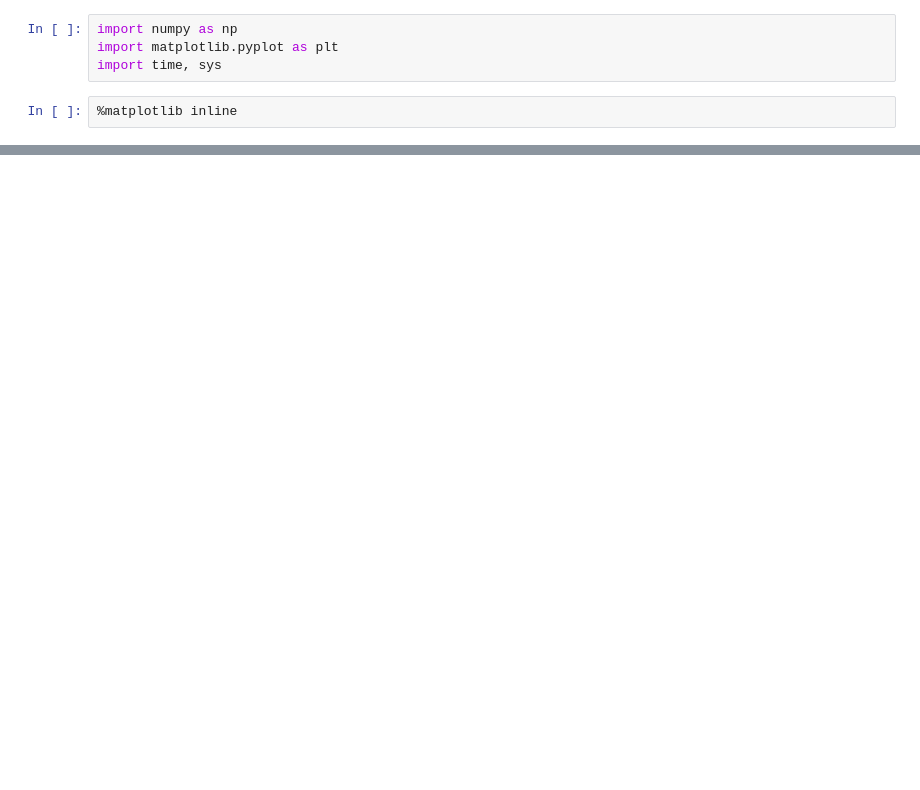
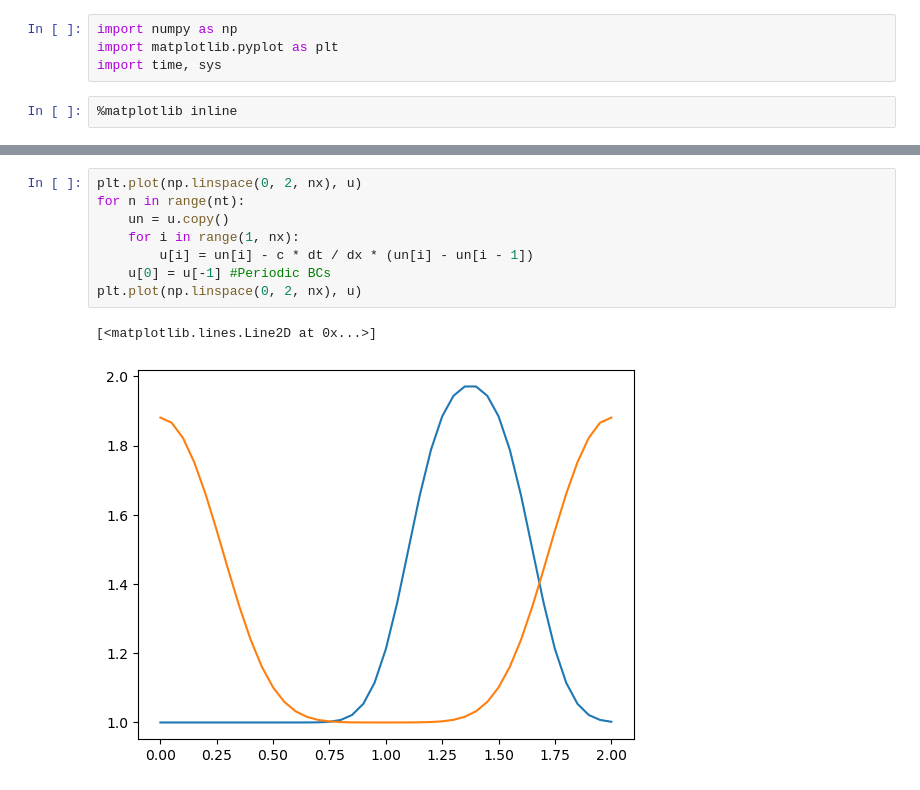
Before and after one commit to dargueso/CFDPython, a Jupyter notebook: myCFD/step1.ipynb, the cells around one changed output, grey strips where cells are left out. Cells and saved outputs as stored; diff of their text form; blank space fills up the shorter version.

```diff
--- a/myCFD/step1.ipynb
+++ b/myCFD/step1.ipynb
@@ -52,0 +44,11 @@ for n in range(nt):
+# %%
+plt.plot(np.linspace(0, 2, nx), u)
+for n in range(nt):
+    un = u.copy()
+    for i in range(1, nx):
+        u[i] = un[i] - c * dt / dx * (un[i] - un[i - 1])
+    u[0] = u[-1] #Periodic BCs
+plt.plot(np.linspace(0, 2, nx), u)
+# %% [output]
+[<matplotlib.lines.Line2D at 0x...>]
+[figure, added]
```
Also changed, not shown: parts of 3 cells of this notebook, 10 other files.
